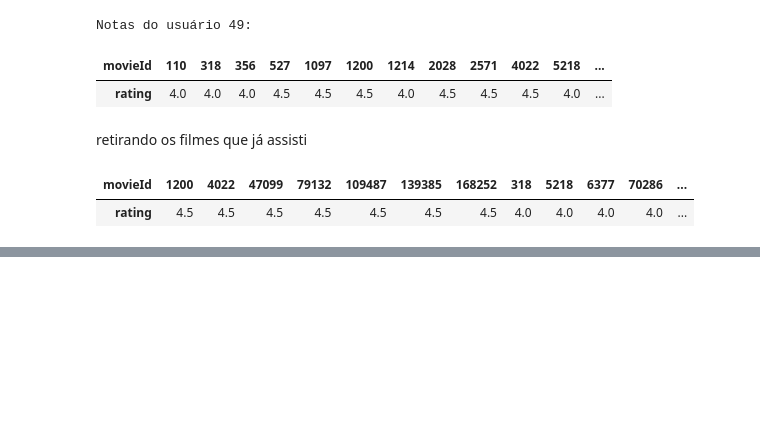
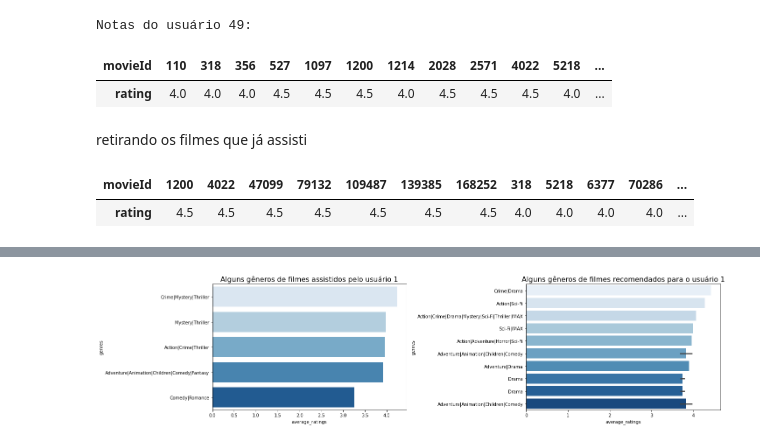
Before and after one commit to victor-hro/movie-recommender, a Jupyter notebook: heurísticas_e_KNN.ipynb, the cells around one changed output, grey strips where cells are left out. Cells and saved outputs as stored; diff of their text form; code cells hidden in the pictures; blank space fills up the shorter version.

```diff
--- a/heurísticas_e_KNN.ipynb
+++ b/heurísticas_e_KNN.ipynb
@@ -470,3 +470,18 @@ user_most_similar_ratings.T
 # %% [output]
 | movieId | 1200 | 4022 | 47099 | 79132 | 109487 | 139385 | 168252 | 318 | 5218 | 6377 | 70286 | ... |
 | rating | 4.5 | 4.5 | 4.5 | 4.5 | 4.5 | 4.5 | 4.5 | 4.0 | 4.0 | 4.0 | 4.0 | ... |
+# %%
+# criando uma função para após o teste feito
+
+def recommender_to(user_idm, n_users=50):
+    watched = user_ratings(user_id).index                     # filmes assistidos
+    similar = close_users(user_id, n_users=n_users)                # N usuários mais similares
+    most_similar = similar.iloc[0].name                       # usuário mais similar
+    user_most_similar_ratings = user_ratings(most_similar)    # notas do usuário mais similar
+
+    # eliminando os filmes que o usuário mais similar avaliou e o user_id já assistiu
+    # ordenando pela nota, de forma crescente
+    recommendation = user_most_similar_ratings.drop(watched, errors='ignore').sort_values('rating', ascending=False)
+
+    # join com o df_movies: ambos tem o filme como ID, iremos apenas registrar o título do filme em uma das colunas
+    return recommendation.join(df_movies)
@@ -472,0 +500,3 @@ user_most_similar_ratings.T
+# %%
+watched_movies_user_1 = df_movies.loc[watched[:5]]
+watched_movies_user_1
@@ -472,0 +511,3 @@ user_most_similar_ratings.T
+# %%
+recommendations_to_user_1 = recommender_to(1, n_users=50).head(10)
+recommendations_to_user_1
@@ -472,0 +527,25 @@ user_most_similar_ratings.T
+# %%
+plt.figure(figsize=(20,5))
+
+plt.subplot(1,2,1)
+plt.title('Alguns gêneros de filmes assistidos pelo usuário 1', size=16)
+sns.barplot(
+    data=watched_movies_user_1,
+    y ='genres',
+    x = 'average_ratings',
+    palette='Blues',
+    order = watched_movies_user_1.sort_values('average_ratings', ascending=False).genres.values
+)
+
+plt.subplot(1,2,2)
+plt.title('Alguns gêneros de filmes recomendados para o usuário 1', size=16)
+sns.barplot(
+    data=recommendations_to_user_1,
+    y ='genres',
+    x = 'average_ratings',
+    palette='Blues',
+    order = recommendations_to_user_1.sort_values('average_ratings', ascending=False).genres.values
+)
+plt.tight_layout()
+# %% [output]
+[figure, added]
```
Also changed, not shown: parts of 16 cells of this notebook.
